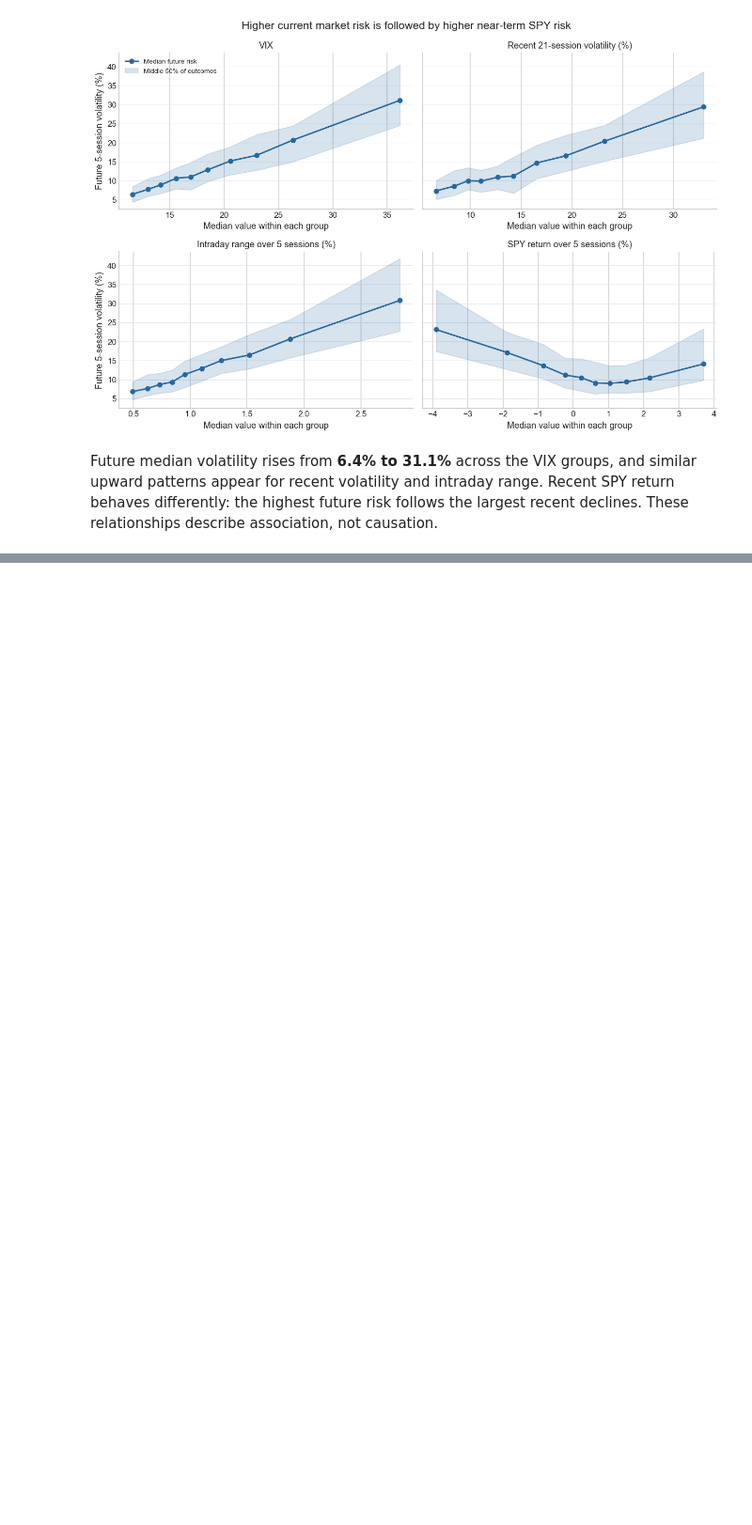
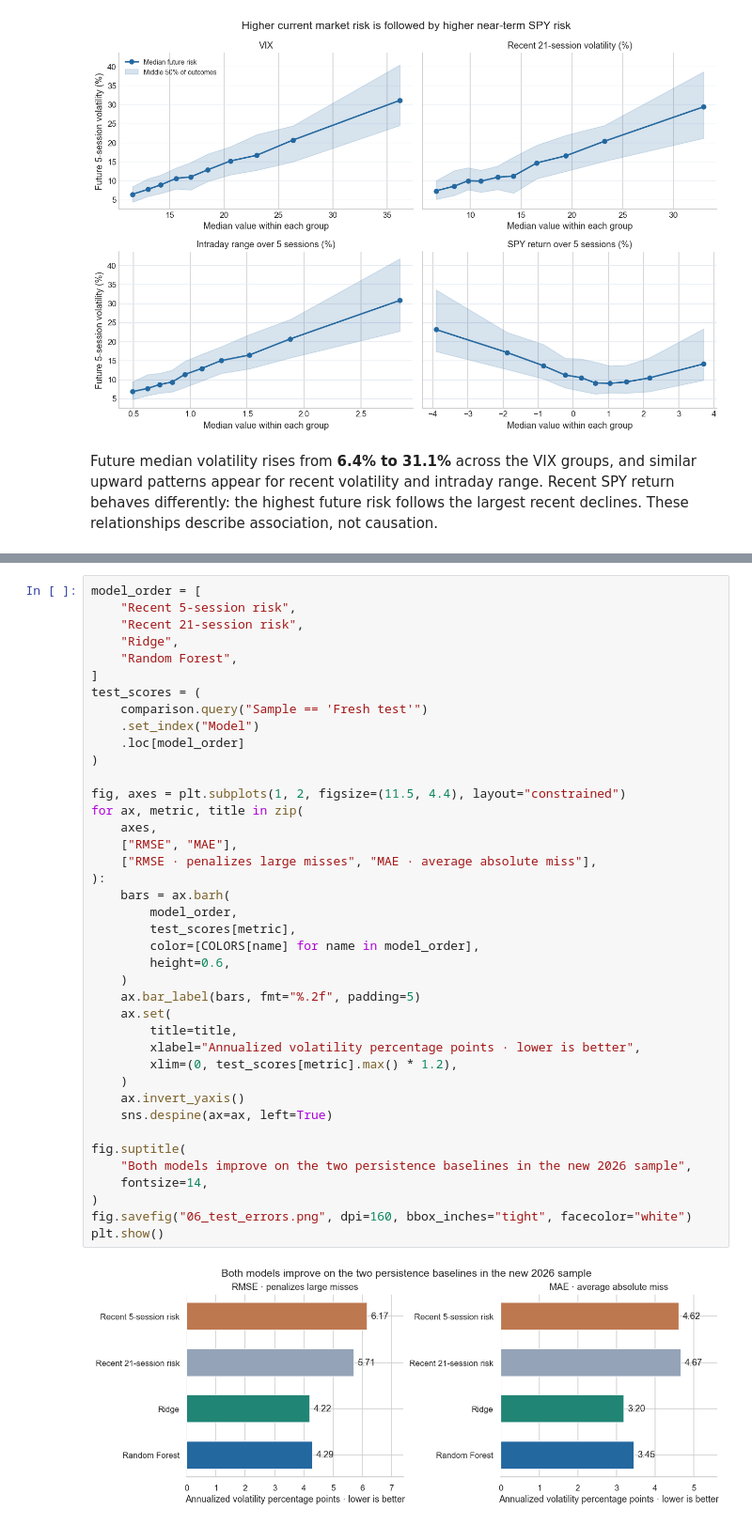
Before and after one commit to YB-Yottabyte/SPY-Volatility-Forecasting, a Jupyter notebook: spy_risk_forecasting.ipynb, the cells around one changed output, grey strips where cells are left out. Shown at 94% size. Cells and saved outputs as stored; diff of their text form; blank space fills up the shorter version.

```diff
--- a/spy_risk_forecasting.ipynb
+++ b/spy_risk_forecasting.ipynb
@@ -913,0 +767,42 @@ These results suggest that the features contain useful information about near-te
+# %%
+model_order = [
+    "Recent 5-session risk",
+    "Recent 21-session risk",
+    "Ridge",
+    "Random Forest",
+]
+test_scores = (
+    comparison.query("Sample == 'Fresh test'")
+    .set_index("Model")
+    .loc[model_order]
+)
+
+fig, axes = plt.subplots(1, 2, figsize=(11.5, 4.4), layout="constrained")
+for ax, metric, title in zip(
+    axes,
+    ["RMSE", "MAE"],
+    ["RMSE · penalizes large misses", "MAE · average absolute miss"],
+):
+    bars = ax.barh(
+        model_order,
+        test_scores[metric],
+        color=[COLORS[name] for name in model_order],
+        height=0.6,
+    )
+    ax.bar_label(bars, fmt="%.2f", padding=5)
+    ax.set(
+        title=title,
+        xlabel="Annualized volatility percentage points · lower is better",
+        xlim=(0, test_scores[metric].max() * 1.2),
+    )
+    ax.invert_yaxis()
+    sns.despine(ax=ax, left=True)
+
+fig.suptitle(
+    "Both models improve on the two persistence baselines in the new 2026 sample",
+    fontsize=14,
+)
+fig.savefig("06_test_errors.png", dpi=160, bbox_inches="tight", facecolor="white")
+plt.show()
+# %% [output]
+[figure, added]
```
Also changed, not shown: parts of 64 cells of this notebook, 2 other files.
